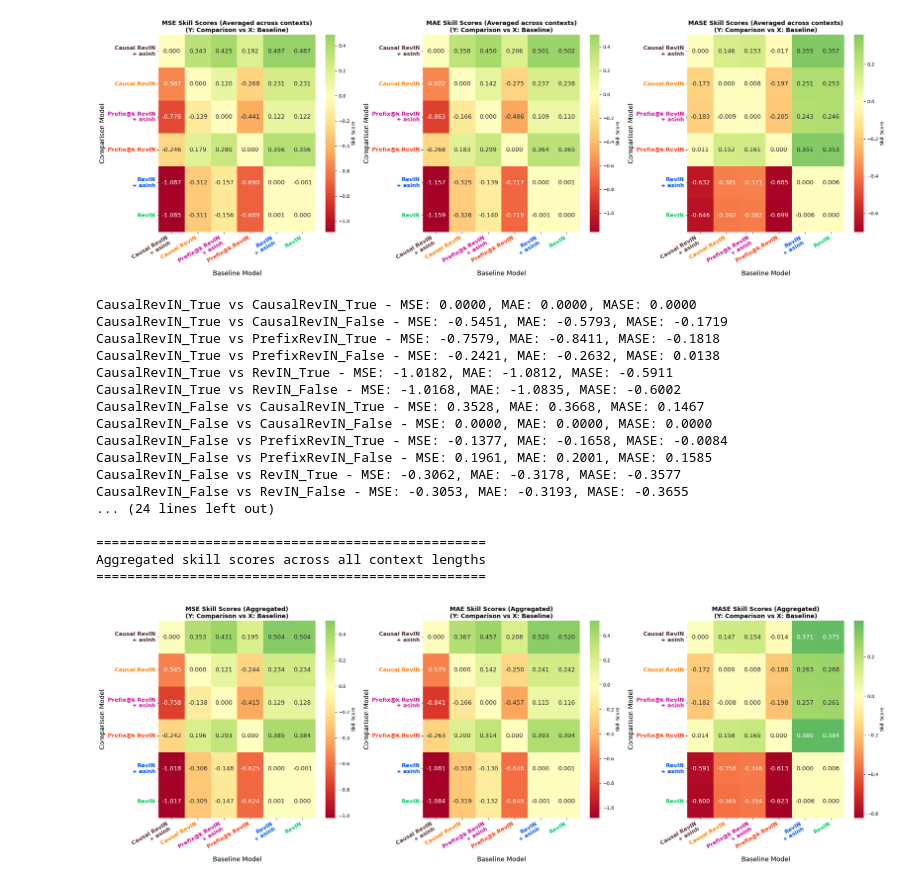
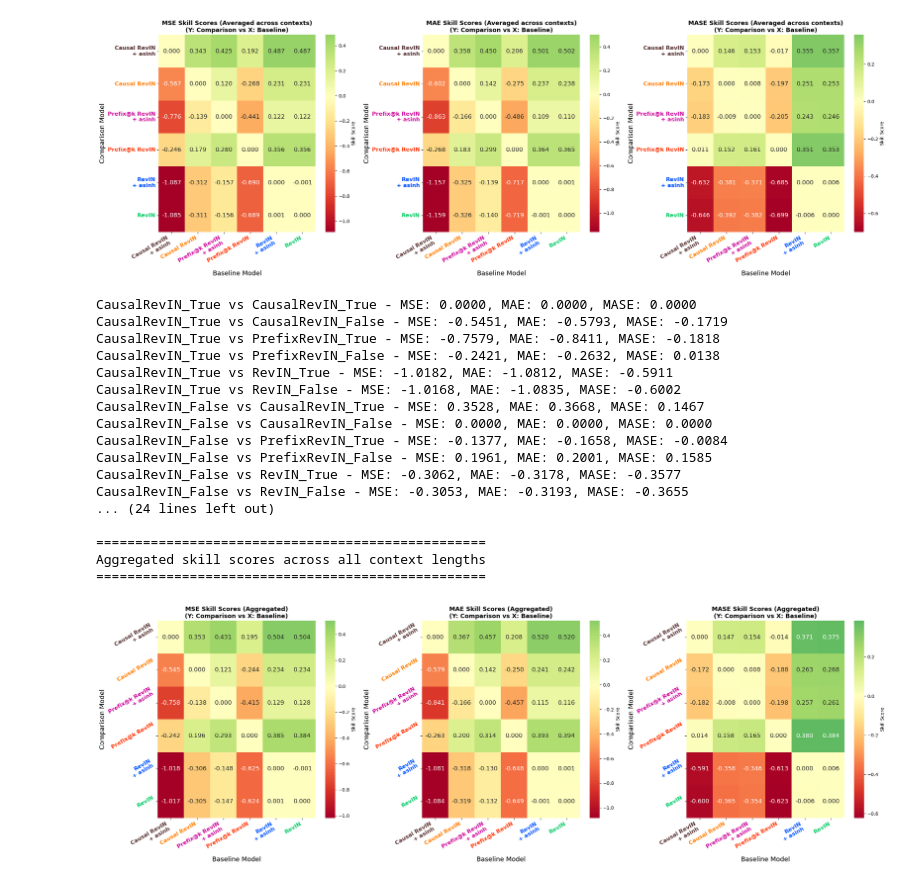
Before and after one commit to vilhess/normalizer, a Jupyter notebook: notebooks/skill_score.ipynb, the cells around one changed output. Drawn from its saved outputs; the diff is of its cells as text; code cells hidden in the pictures.

```diff
--- a/notebooks/skill_score.ipynb
+++ b/notebooks/skill_score.ipynb
@@ -625,6 +625,7 @@ axes[0].set_title(f'MSE Skill Scores (Aggregated)\n(Y: Comparison vs X: Baseline
 axes[0].set_xlabel('Baseline Model', fontsize=14)
 axes[0].set_ylabel('Comparison Model', fontsize=14)
 axes[0].set_xticklabels(axes[0].get_xticklabels(), rotation=30, ha='right')
+axes[0].set_yticklabels(axes[0].get_yticklabels(), rotation=30, ha='right')
 axes[0].tick_params(axis='both', labelsize=12)
 
 # Color the tick labels
@@ -647,6 +648,7 @@ axes[1].set_title(f'MAE Skill Scores (Aggregated)\n(Y: Comparison vs X: Baseline
 axes[1].set_xlabel('Baseline Model', fontsize=14)
 axes[1].set_ylabel('Comparison Model', fontsize=14)
 axes[1].set_xticklabels(axes[1].get_xticklabels(), rotation=30, ha='right')
+axes[1].set_yticklabels(axes[1].get_yticklabels(), rotation=30, ha='right')
 axes[1].tick_params(axis='both', labelsize=12)
 
 # Color the tick labels
@@ -669,35 +671,36 @@ axes[2].set_title(f'MASE Skill Scores (Aggregated)\n(Y: Comparison vs X: Baselin
 axes[2].set_xlabel('Baseline Model', fontsize=14)
 axes[2].set_ylabel('Comparison Model', fontsize=14)
 axes[2].set_xticklabels(axes[2].get_xticklabels(), rotation=30, ha='right')
+axes[2].set_yticklabels(axes[2].get_yticklabels(), rotation=30, ha='right')
 axes[2].tick_params(axis='both', labelsize=12)
 
 # Color the tick labels
 for label in axes[2].get_xticklabels():
     original_text = label.get_text().replace('\n', ' ')
     label.set_color(dic_model_colors[original_text])
     label.set_fontweight('bold')
 for label in axes[2].get_yticklabels():
     original_text = label.get_text().replace('\n', ' ')
     label.set_color(dic_model_colors[original_text])
     label.set_fontweight('bold')
 
 plt.tight_layout()
 # %% [output]
 CausalRevIN_True vs CausalRevIN_True - MSE: 0.0000, MAE: 0.0000, MASE: 0.0000
 CausalRevIN_True vs CausalRevIN_False - MSE: -0.5451, MAE: -0.5793, MASE: -0.1719
 CausalRevIN_True vs PrefixRevIN_True - MSE: -0.7579, MAE: -0.8411, MASE: -0.1818
 CausalRevIN_True vs PrefixRevIN_False - MSE: -0.2421, MAE: -0.2632, MASE: 0.0138
 CausalRevIN_True vs RevIN_True - MSE: -1.0182, MAE: -1.0812, MASE: -0.5911
 CausalRevIN_True vs RevIN_False - MSE: -1.0168, MAE: -1.0835, MASE: -0.6002
 CausalRevIN_False vs CausalRevIN_True - MSE: 0.3528, MAE: 0.3668, MASE: 0.1467
 CausalRevIN_False vs CausalRevIN_False - MSE: 0.0000, MAE: 0.0000, MASE: 0.0000
 CausalRevIN_False vs PrefixRevIN_True - MSE: -0.1377, MAE: -0.1658, MASE: -0.0084
 CausalRevIN_False vs PrefixRevIN_False - MSE: 0.1961, MAE: 0.2001, MASE: 0.1585
 CausalRevIN_False vs RevIN_True - MSE: -0.3062, MAE: -0.3178, MASE: -0.3577
 CausalRevIN_False vs RevIN_False - MSE: -0.3053, MAE: -0.3193, MASE: -0.3655
 ... (24 lines left out)
 
 ==================================================
 Aggregated skill scores across all context lengths
 ==================================================
-[figure, old version]
+[figure, new version]
```
